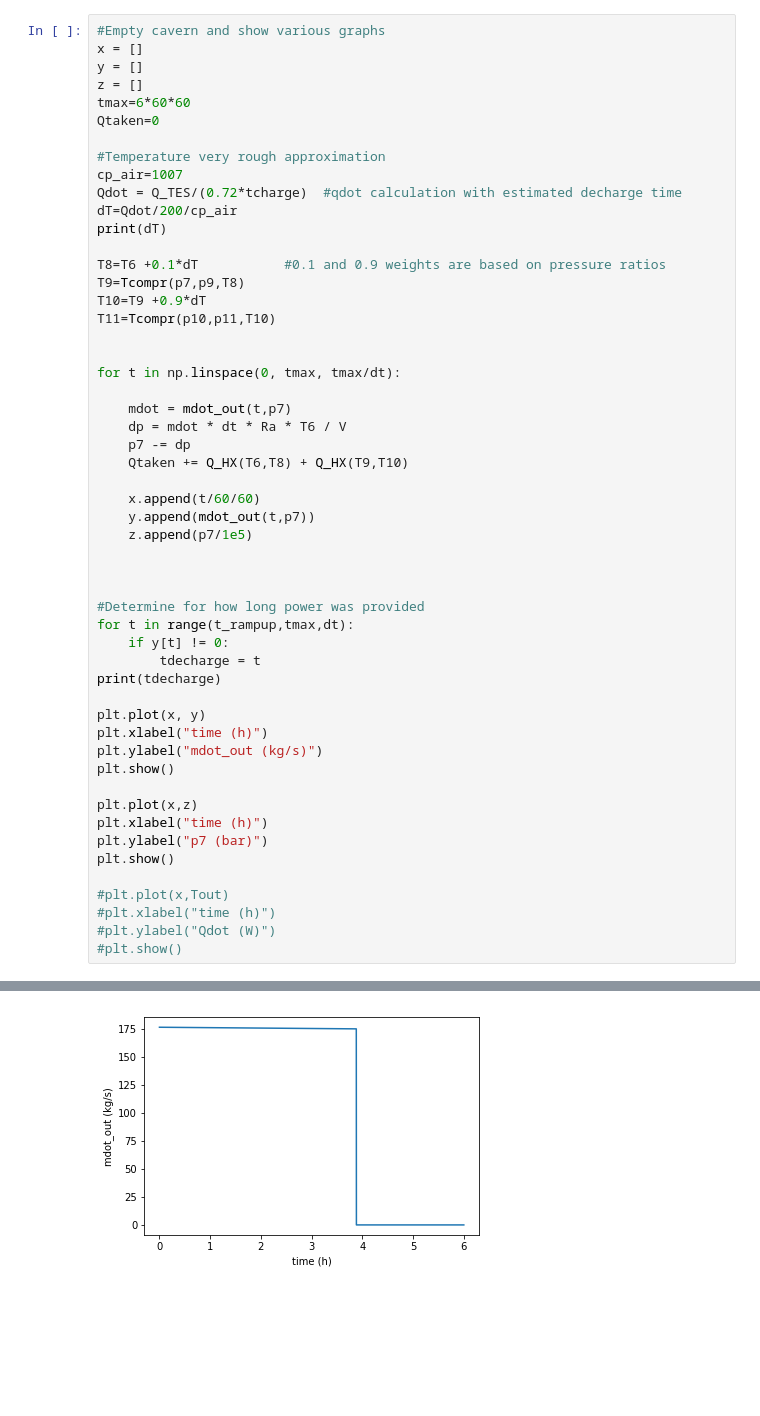
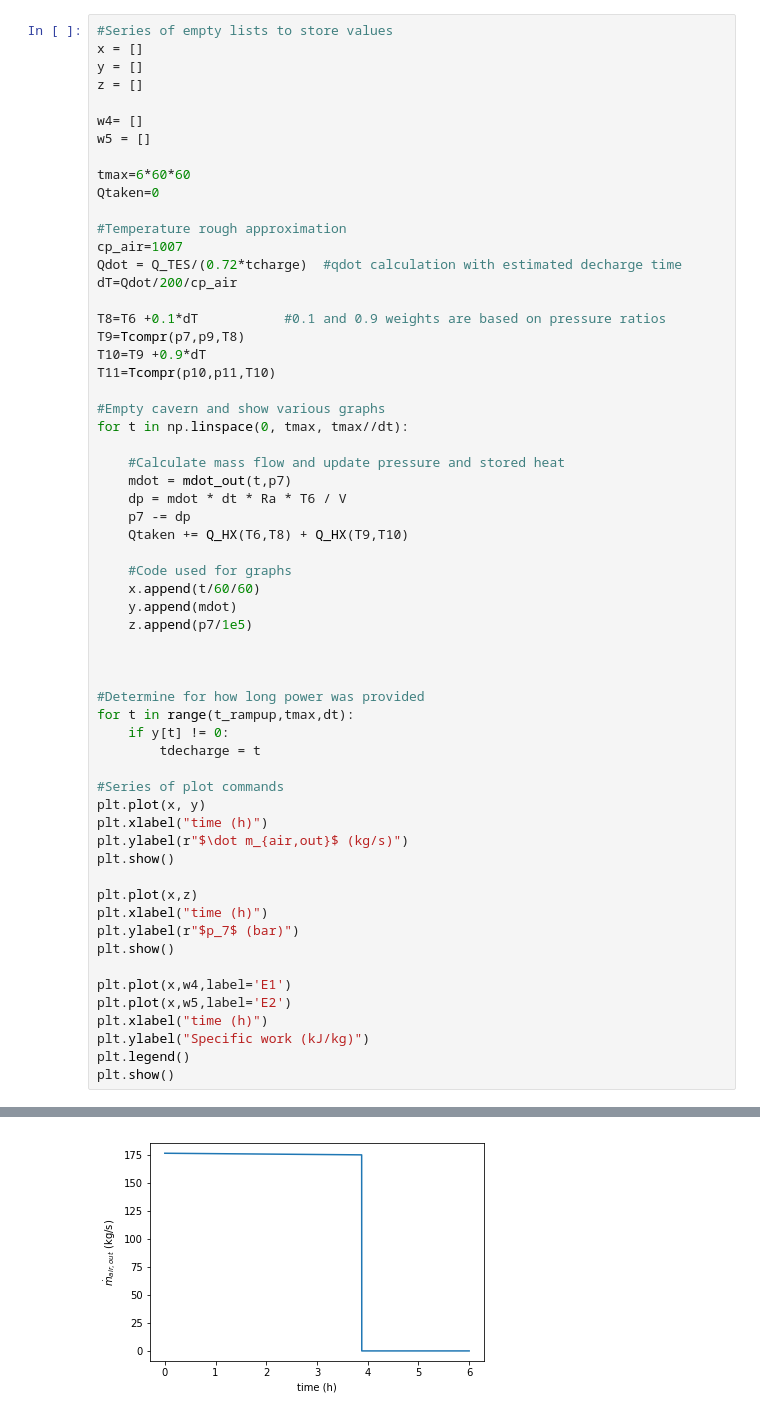
Before and after one commit to JWMvanLeeuwen/CAES, a Jupyter notebook: CAES.ipynb, the cells around one changed output, grey strips where cells are left out. Saved outputs shown, nothing was run; the diff lists cells and outputs as text; blank space fills up the shorter version.

```diff
--- a/CAES.ipynb
+++ b/CAES.ipynb
@@ -226,32 +269,37 @@ plt.show()
 # %%
-#Empty cavern and show various graphs
+#Series of empty lists to store values
 x = []
 y = []
 z = []
+
+w4= []
+w5 = []
+
 tmax=6*60*60
 Qtaken=0
 
-#Temperature very rough approximation
+#Temperature rough approximation
 cp_air=1007
 Qdot = Q_TES/(0.72*tcharge)  #qdot calculation with estimated decharge time
 dT=Qdot/200/cp_air
-print(dT)
 
 T8=T6 +0.1*dT           #0.1 and 0.9 weights are based on pressure ratios
 T9=Tcompr(p7,p9,T8)
 T10=T9 +0.9*dT
 T11=Tcompr(p10,p11,T10)
 
+#Empty cavern and show various graphs
+for t in np.linspace(0, tmax, tmax//dt):
 
-for t in np.linspace(0, tmax, tmax/dt):
-
+    #Calculate mass flow and update pressure and stored heat
     mdot = mdot_out(t,p7)
     dp = mdot * dt * Ra * T6 / V
     p7 -= dp
     Qtaken += Q_HX(T6,T8) + Q_HX(T9,T10)
 
+    #Code used for graphs
     x.append(t/60/60)
-    y.append(mdot_out(t,p7))
+    y.append(mdot)
     z.append(p7/1e5)
 
 
@@ -260,20 +308,22 @@ for t in np.linspace(0, tmax, tmax/dt):
 for t in range(t_rampup,tmax,dt):
     if y[t] != 0:
         tdecharge = t
-print(tdecharge)
 
+#Series of plot commands
 plt.plot(x, y)
 plt.xlabel("time (h)")
-plt.ylabel("mdot_out (kg/s)")
+plt.ylabel(r"$\dot m_{air,out}$ (kg/s)")
 plt.show()
 
 plt.plot(x,z)
 plt.xlabel("time (h)")
-plt.ylabel("p7 (bar)")
+plt.ylabel(r"$p_7$ (bar)")
 plt.show()
 
-#plt.plot(x,Tout)
-#plt.xlabel("time (h)")
-#plt.ylabel("Qdot (W)")
-#plt.show()
+plt.plot(x,w4,label='E1')
+plt.plot(x,w5,label='E2')
+plt.xlabel("time (h)")
+plt.ylabel("Specific work (kJ/kg)")
+plt.legend()
+plt.show()
 # %% [output]
@@ -282 +330 @@ plt.show()
-[figure, old version]
+[figure, new version]
```
Also changed, not shown: parts of 14 cells of this notebook.
